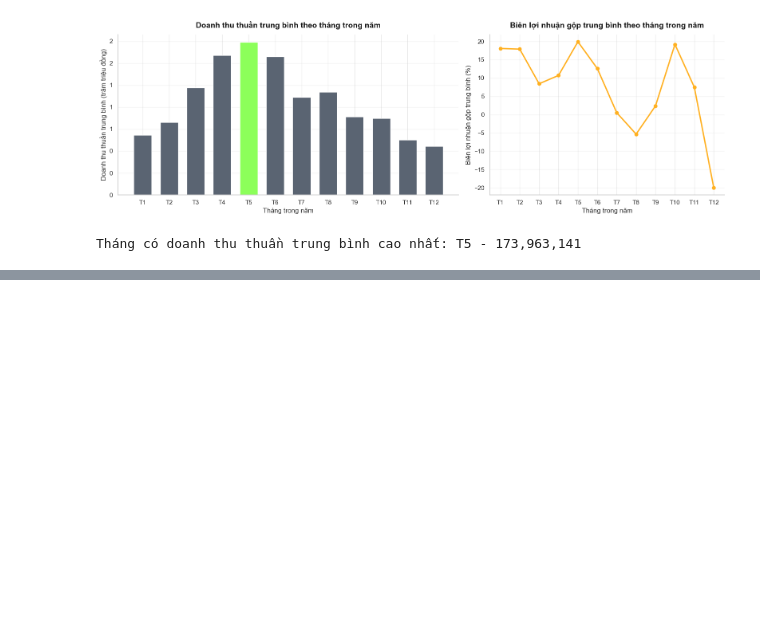
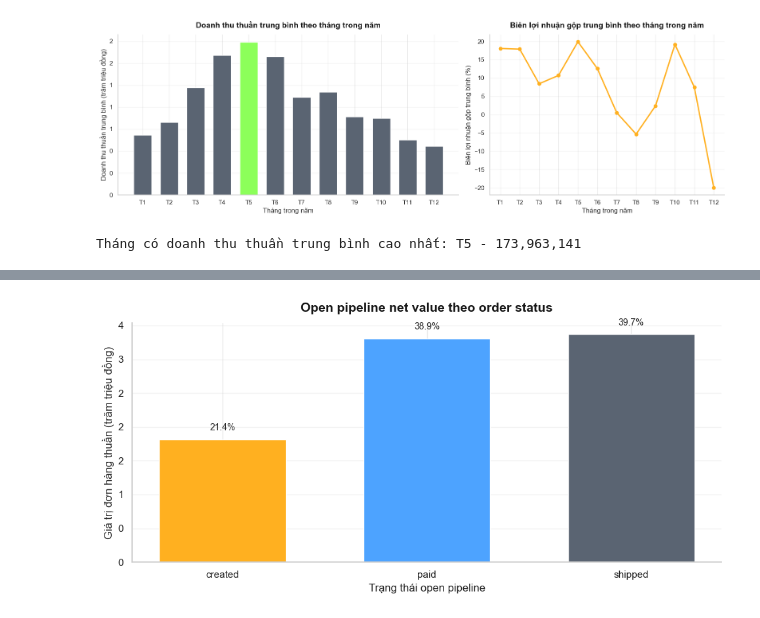
Before and after one commit to nguyen-lam-phuong-thao/datathon-2026-F.E.N.S, a Jupyter notebook: notebooks/Phan_2_EDA.ipynb, the cells around one changed output, grey strips where cells are left out. Cells and saved outputs as stored; diff of their text form; code cells hidden in the pictures; blank space fills up the shorter version.

```diff
--- a/notebooks/Phan_2_EDA.ipynb
+++ b/notebooks/Phan_2_EDA.ipynb
@@ -1836,0 +1974,96 @@ Tháng có doanh thu thuần trung bình cao nhất: T5 - 173,963,141
+# %%
+open_pipeline_summary = (
+    order_lifecycle_fact.loc[order_lifecycle_fact['order_status'].isin(open_pipeline_status)]
+    .groupby('order_status', as_index=False)
+    .agg(
+        open_pipeline_order_count=('order_id', 'nunique'),
+        open_pipeline_net_value=('net_order_value', 'sum'),
+    )
+)
+open_pipeline_total_value = open_pipeline_summary['open_pipeline_net_value'].sum()
+open_pipeline_summary['open_pipeline_value_share'] = (
+    open_pipeline_summary['open_pipeline_net_value'] / open_pipeline_total_value
+)
+open_pipeline_summary['avg_open_pipeline_value_per_order'] = (
+    open_pipeline_summary['open_pipeline_net_value']
+    / open_pipeline_summary['open_pipeline_order_count'].replace(0, np.nan)
+)
+
+fig, ax = plt.subplots(figsize=(9.8, 4.8))
+ax.bar(
+    open_pipeline_summary['order_status'],
+    open_pipeline_summary['open_pipeline_net_value'],
+    color=[PALETTE['warning'], PALETTE['info_blue'], PALETTE['base_bar']],
+    width=0.62,
+)
+clean_axis(
+    ax,
+    xlabel='Trạng thái open pipeline',
+    ylabel='Giá trị đơn hàng thuần (trăm triệu đồng)',
+    title='Open pipeline net value theo order status',
+)
+ax.yaxis.set_major_formatter(mticker.FuncFormatter(axis_tram_trieu))
+ax.grid(axis='y', alpha=0.25)
+for idx, row in open_pipeline_summary.iterrows():
+    ax.text(
+        idx,
+        row['open_pipeline_net_value'] + open_pipeline_summary['open_pipeline_net_value'].max() * 0.03,
+        f"{row['open_pipeline_value_share']:.1%}",
+        ha='center',
+        va='bottom',
+        fontsize=10,
+        color=PALETTE['dark_gray'],
+    )
+plt.tight_layout()
+plt.show()
+
+display(
+    open_pipeline_summary.rename(
+        columns={
+            'order_status': 'Open pipeline status',
+            'open_pipeline_order_count': 'Số đơn open pipeline',
+            'open_pipeline_net_value': 'Giá trị đơn hàng thuần open pipeline',
+            'open_pipeline_value_share': 'Tỷ trọng giá trị open pipeline',
+            'avg_open_pipeline_value_per_order': 'Giá trị trung bình mỗi đơn open pipeline',
+        }
+    ).assign(
+        **{
+            'Số đơn open pipeline': lambda df: df['Số đơn open pipeline'].map(format_number),
+            'Giá trị đơn hàng thuần open pipeline': lambda df: df['Giá trị đơn hàng thuần open pipeline'].map(format_currency),
+            'Tỷ trọng giá trị open pipeline': lambda df: df['Tỷ trọng giá trị open pipeline'].map(format_pct),
+            'Giá trị trung bình mỗi đơn open pipeline': lambda df: df['Giá trị trung bình mỗi đơn open pipeline'].map(format_currency),
+        }
+    )
+)
+
+completed_net_value = order_lifecycle_fact['completed_net_value'].sum()
+cancelled_net_value = order_lifecycle_fact['cancelled_net_value'].sum()
+cancelled_value_to_completed_ratio = cancelled_net_value / completed_net_value
+
+cancellation_value_kpi = pd.DataFrame(
+    {
+        'Chỉ số': [
+            'Completed net value',
+            'Open pipeline net value',
+            'Cancelled net value (lost order value)',
+            'Cancelled value / completed value',
+        ],
+        'Giá trị': [
+            completed_net_value,
+            open_pipeline_total_value,
+            cancelled_net_value,
+            cancelled_value_to_completed_ratio,
+        ],
+    }
+)
+
+display(
+    cancellation_value_kpi.assign(
+        Giá_trị_hiển_thị=lambda df: [
+            format_currency(value) if idx < 3 else format_pct(value)
+            for idx, value in enumerate(df['Giá trị'])
+        ]
+    )[['Chỉ số', 'Giá_trị_hiển_thị']].rename(columns={'Giá_trị_hiển_thị': 'Giá trị'})
+)
+# %% [output]
+[figure, added]
```
Also changed, not shown: parts of 40 cells of this notebook.
